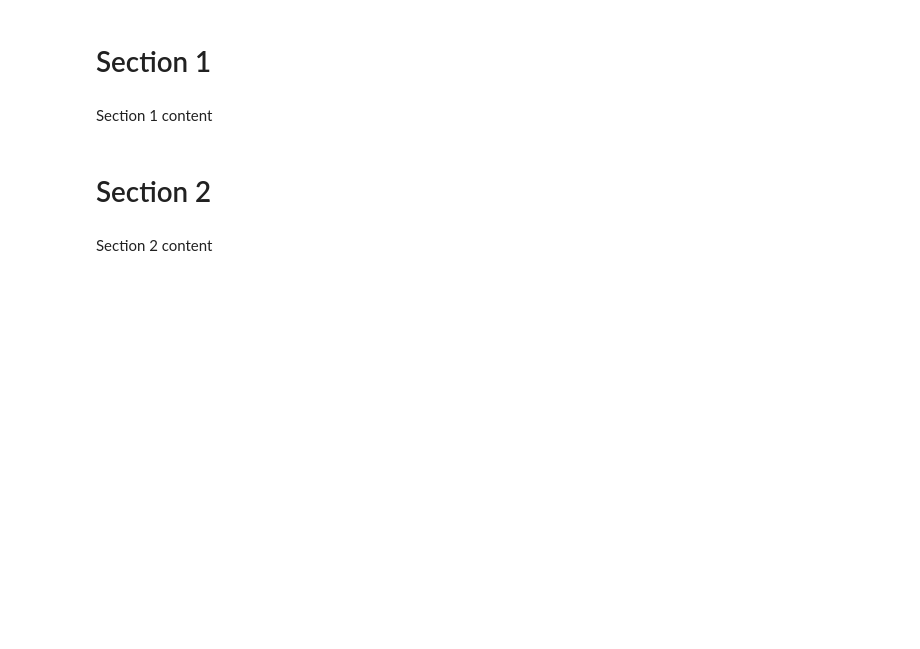
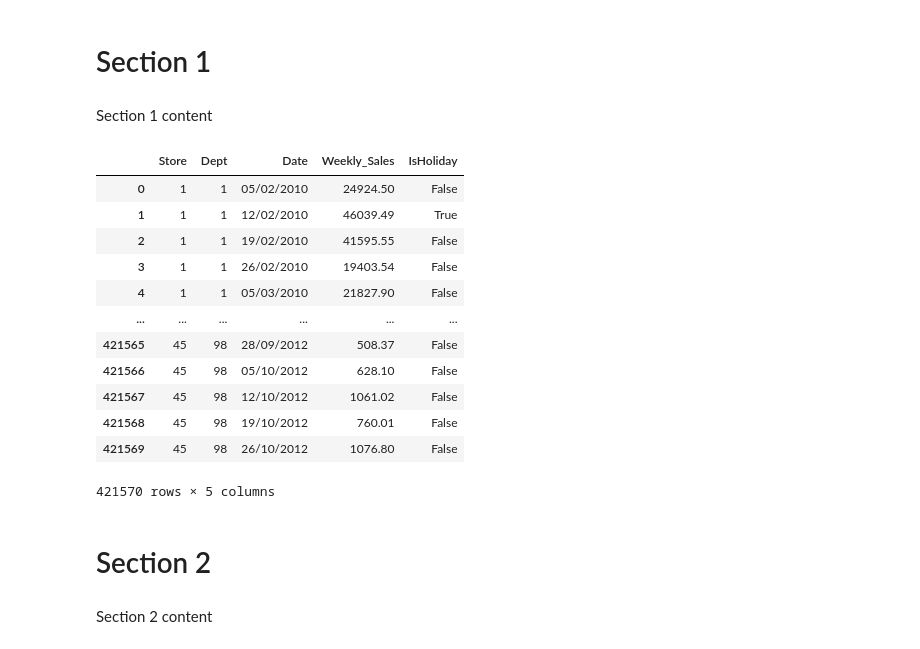
Before and after one commit to Hasnain-S1/hackathon-1, a Jupyter notebook: jupyter_notebooks/Notebook_Template.ipynb, the cells around one changed output. Cells and saved outputs as stored; diff of their text form; code cells hidden in the pictures; blank space fills up the shorter version.

```diff
--- a/jupyter_notebooks/Notebook_Template.ipynb
+++ b/jupyter_notebooks/Notebook_Template.ipynb
@@ -54,6 +54,25 @@ Section 1 content
 # %%
 import pandas as pd
 import numpy as np
+import matplotlib.pyplot as plt
+import seaborn as sns
+
+sales = pd.read_csv("/workspace/hackathon-1/sales_data_set.csv")
+sales
+# %% [output]
+|  | Store | Dept | Date | Weekly_Sales | IsHoliday |
+| 0 | 1 | 1 | 05/02/2010 | 24924.50 | False |
+| 1 | 1 | 1 | 12/02/2010 | 46039.49 | True |
+| 2 | 1 | 1 | 19/02/2010 | 41595.55 | False |
+| 3 | 1 | 1 | 26/02/2010 | 19403.54 | False |
+| 4 | 1 | 1 | 05/03/2010 | 21827.90 | False |
+| ... | ... | ... | ... | ... | ... |
+| 421565 | 45 | 98 | 28/09/2012 | 508.37 | False |
+| 421566 | 45 | 98 | 05/10/2012 | 628.10 | False |
+| 421567 | 45 | 98 | 12/10/2012 | 1061.02 | False |
+| 421568 | 45 | 98 | 19/10/2012 | 760.01 | False |
+| 421569 | 45 | 98 | 26/10/2012 | 1076.80 | False |
+421570 rows × 5 columns
 # %% [markdown]
 # Section 2
 # %% [markdown]
```
Also changed, not shown: parts of 18 cells of this notebook, 1 other file.
